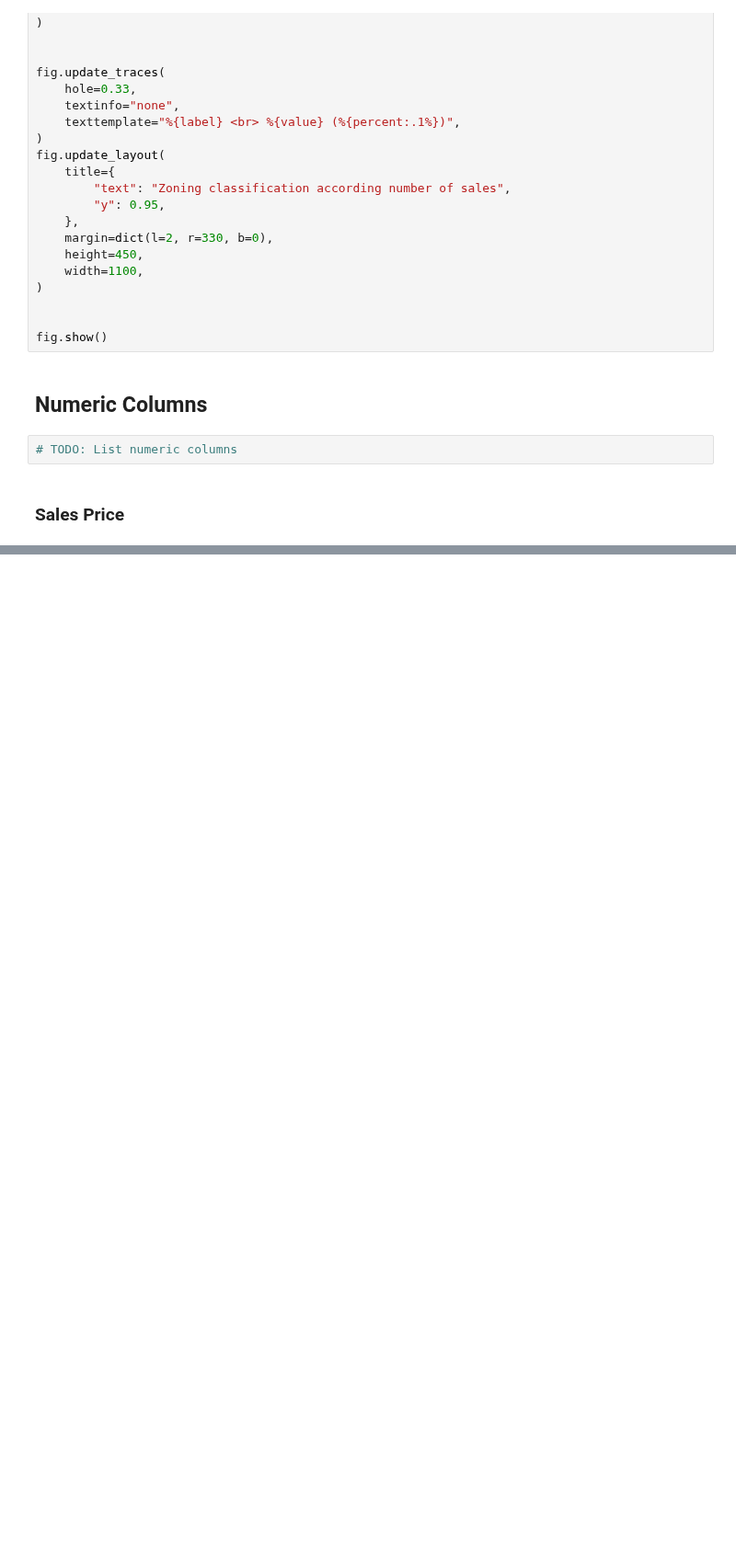
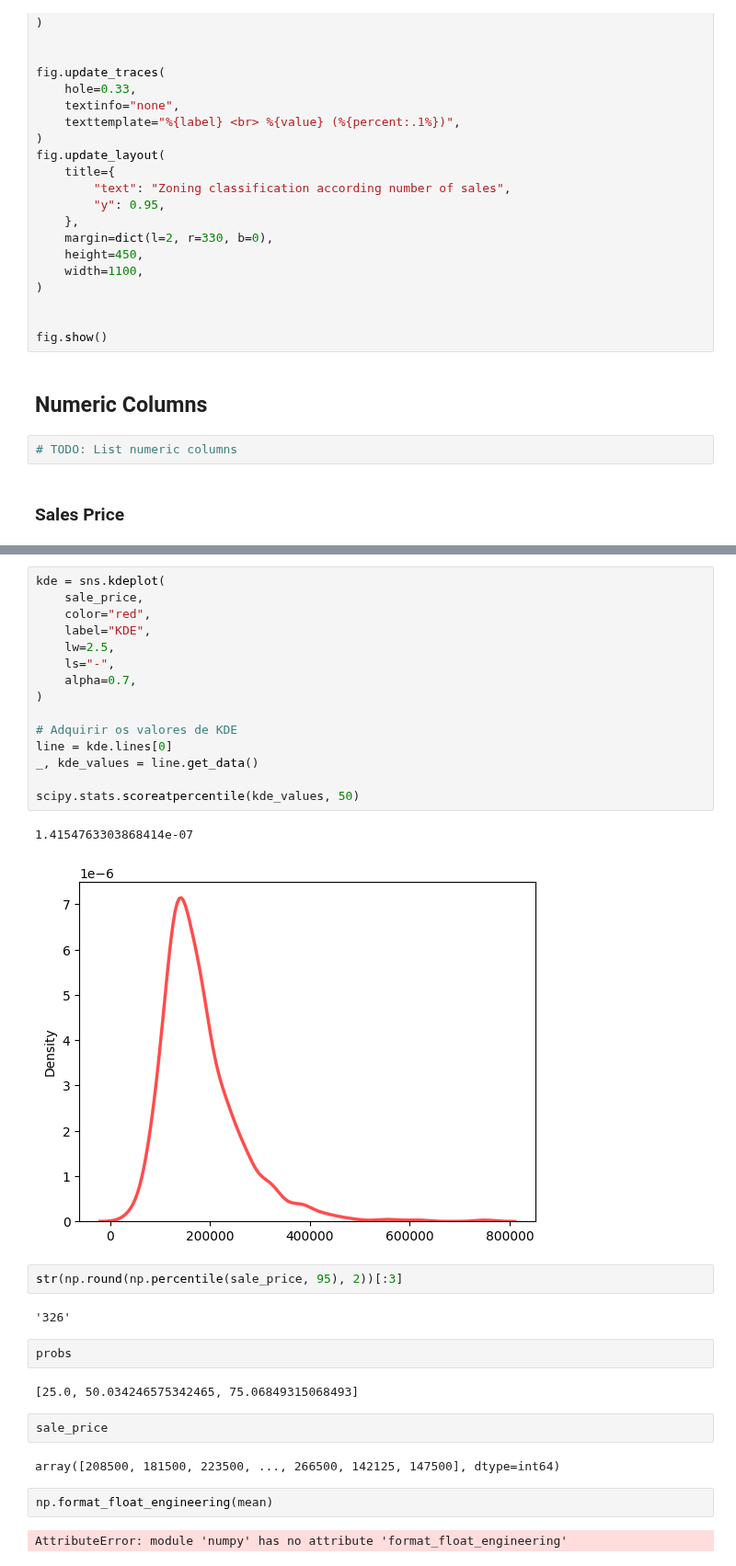
Before and after one commit to viniciusparede/house-prices-prediction-ppgia, a Jupyter notebook: notebooks/eda.ipynb, the cells around one changed output, grey strips where cells are left out. Shown at 92% size. Saved outputs shown, nothing was run; the diff lists cells and outputs as text; blank space fills up the shorter version.

```diff
--- a/notebooks/eda.ipynb
+++ b/notebooks/eda.ipynb
@@ -208,0 +247,34 @@ Unlike other reduction functions (e.g. `skew`, `kurtosis`), the default behavior
+# %%
+kde = sns.kdeplot(
+    sale_price,
+    color="red",
+    label="KDE",
+    lw=2.5,
+    ls="-",
+    alpha=0.7,
+)
+
+# Adquirir os valores de KDE
+line = kde.lines[0]
+_, kde_values = line.get_data()
+
+scipy.stats.scoreatpercentile(kde_values, 50)
+# %% [output]
+1.4154763303868414e-07
+[figure, added]
+# %%
+str(np.round(np.percentile(sale_price, 95), 2))[:3]
+# %% [output]
+'326'
+# %%
+probs
+# %% [output]
+[25.0, 50.034246575342465, 75.06849315068493]
+# %%
+sale_price
+# %% [output]
+array([208500, 181500, 223500, ..., 266500, 142125, 147500], dtype=int64)
+# %%
+np.format_float_engineering(mean)
+# %% [output]
+AttributeError: module 'numpy' has no attribute 'format_float_engineering'
```
Also changed, not shown: parts of 4 cells of this notebook, 1 other file.
